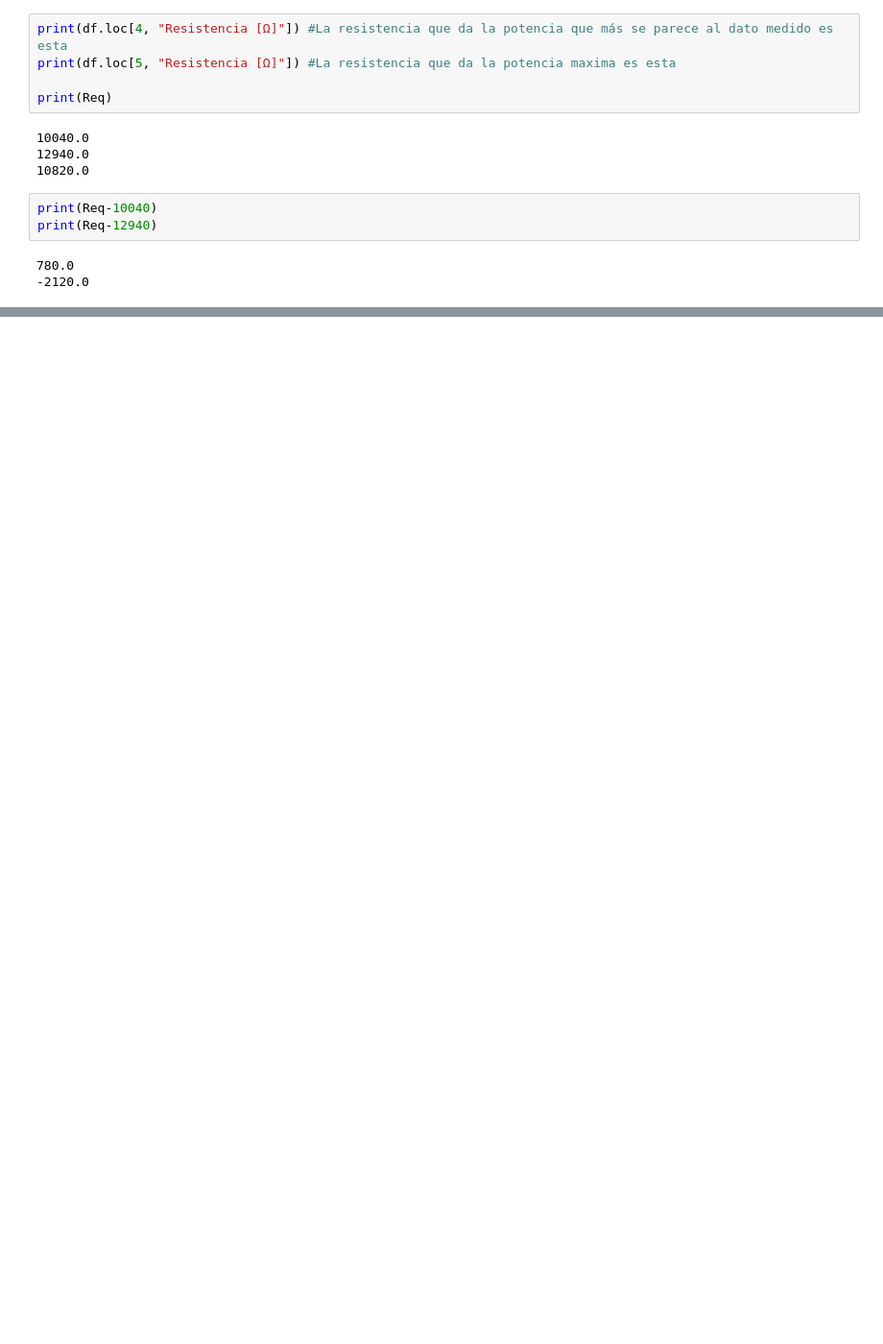
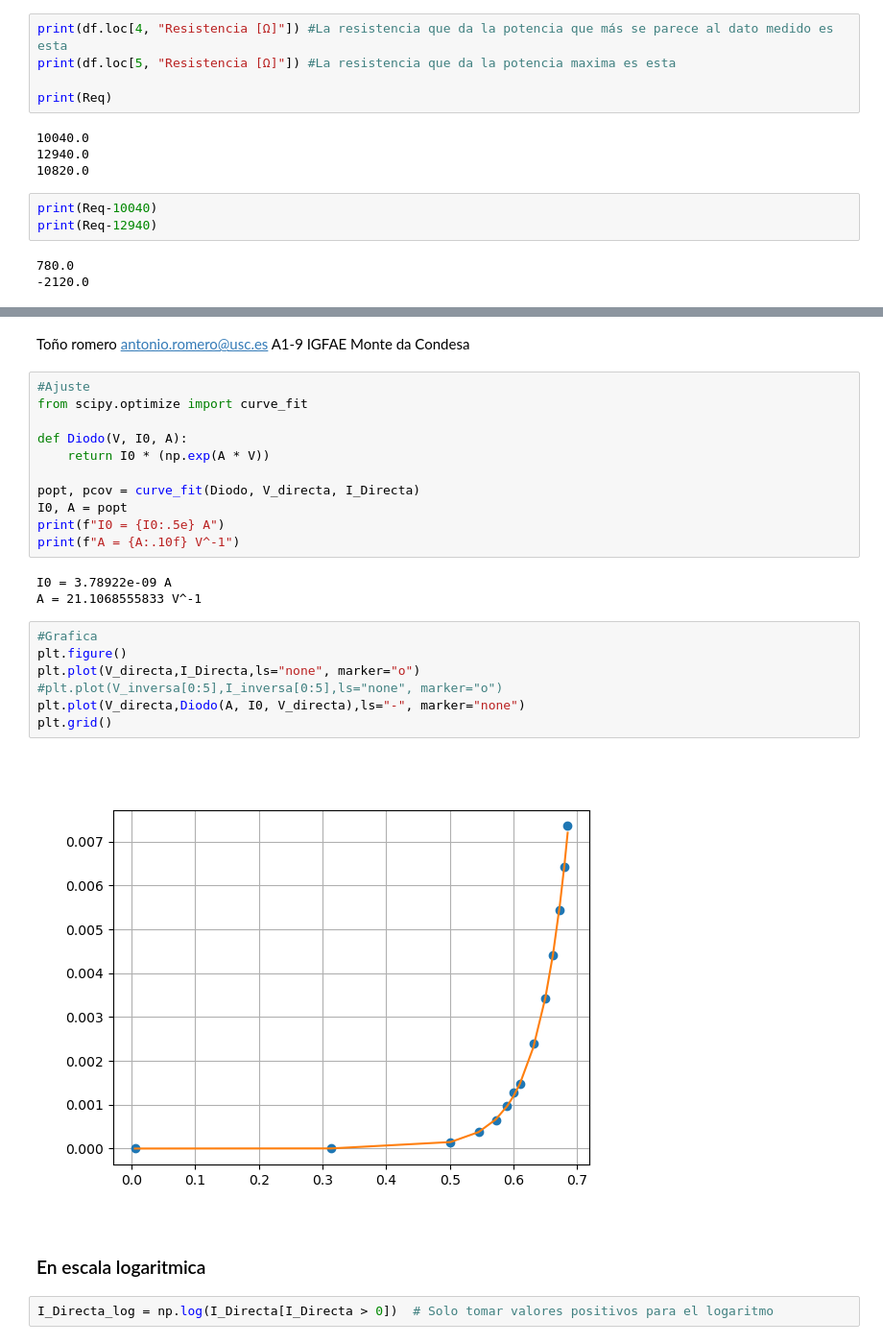
Before and after one commit to SoyXaime/Laboratorio-Fotovoltaica-, a Jupyter notebook: LabFotovoltaica.ipynb, the cells around one changed output, grey strips where cells are left out. Shown at 96% size. Drawn from its saved outputs; the diff is of its cells as text; blank space fills up the shorter version.

Commit message:
Lab2:Diodo

```diff
--- a/LabFotovoltaica.ipynb
+++ b/LabFotovoltaica.ipynb
@@ -377,0 +454,31 @@ print(Req-12940)
+# %% [markdown]
+Toño romero
+antonio.romero@usc.es
+A1-9 IGFAE Monte da Condesa
+# %%
+#Ajuste
+from scipy.optimize import curve_fit
+
+def Diodo(V, I0, A):
+    return I0 * (np.exp(A * V))
+
+popt, pcov = curve_fit(Diodo, V_directa, I_Directa)
+I0, A = popt
+print(f"I0 = {I0:.5e} A")
+print(f"A = {A:.10f} V^-1")
+# %% [output]
+I0 = 3.78922e-09 A
+A = 21.1068555833 V^-1
+# %%
+#Grafica
+plt.figure()
+plt.plot(V_directa,I_Directa,ls="none", marker="o")
+#plt.plot(V_inversa[0:5],I_inversa[0:5],ls="none", marker="o")
+plt.plot(V_directa,Diodo(A, I0, V_directa),ls="-", marker="none")
+plt.grid()
+# %% [output]
+[figure, added]
+# %% [markdown]
+### En escala logaritmica
+# %%
+I_Directa_log = np.log(I_Directa[I_Directa > 0])  # Solo tomar valores positivos para el logaritmo
```
Also changed, not shown: parts of 14 cells of this notebook, 1 other file.
